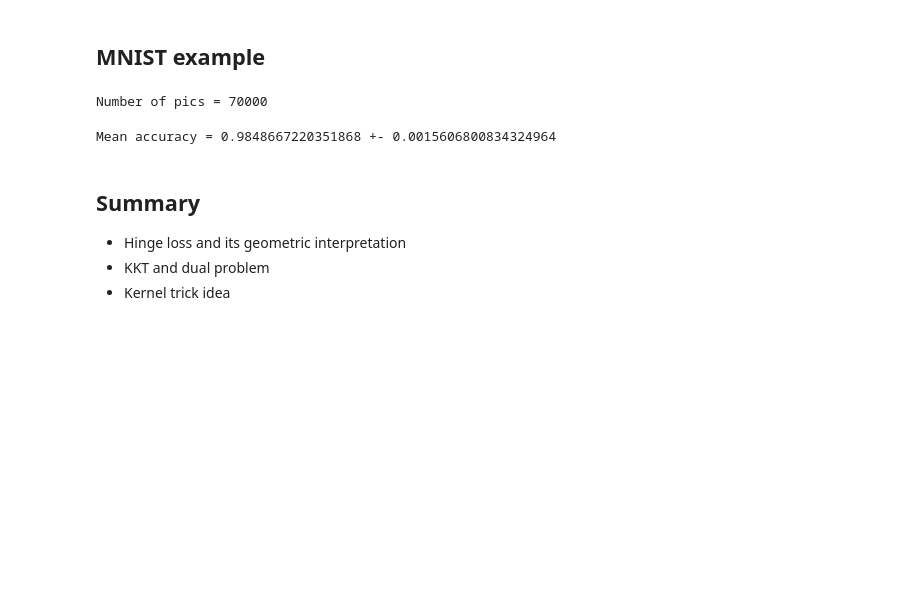
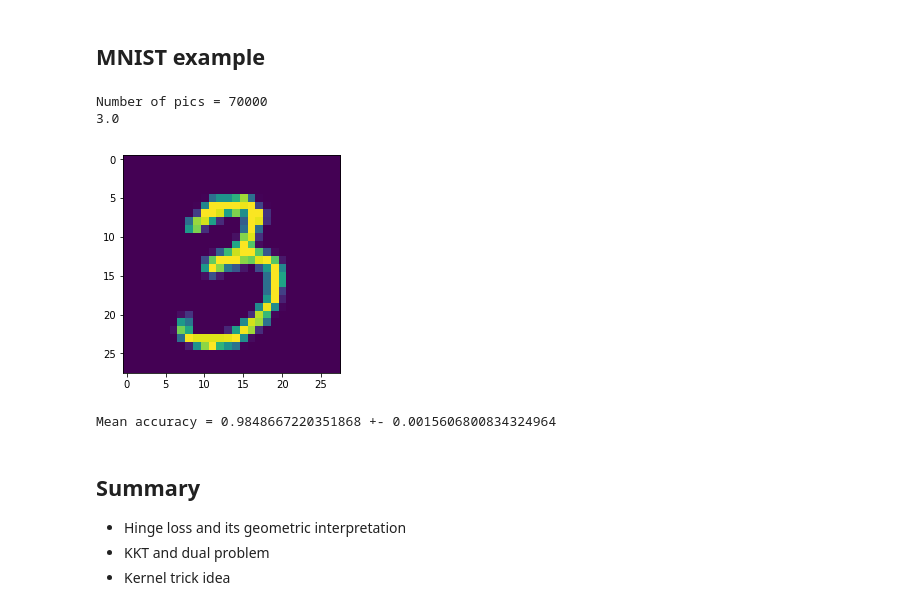
Before and after one commit to amkatrutsa/intro_ml, a Jupyter notebook: Lecture-6.ipynb, the cells around one changed output. Cells and saved outputs as stored; diff of their text form; code cells hidden in the pictures; blank space fills up the shorter version.

```diff
--- a/Lecture-6.ipynb
+++ b/Lecture-6.ipynb
@@ -180,9 +179,14 @@ mnist = fetch_mldata('MNIST original', data_home="./")
 # %%
 data = mnist["data"]
 label = mnist["target"]
-print("Number of pics = {}".format(X.shape[0]))
+print("Number of pics = {}".format(data.shape[0]))
+sel_idx = 20000
+plt.imshow(data[sel_idx].reshape(28, 28))
+print(label[sel_idx])
 # %% [output]
 Number of pics = 70000
+3.0
+[figure, added]
 # %%
 idx_subset = np.random.randint(0, X.shape[0], (30000,))
 X = data[idx_subset, :]
```
Also changed, not shown: parts of 4 cells of this notebook.
